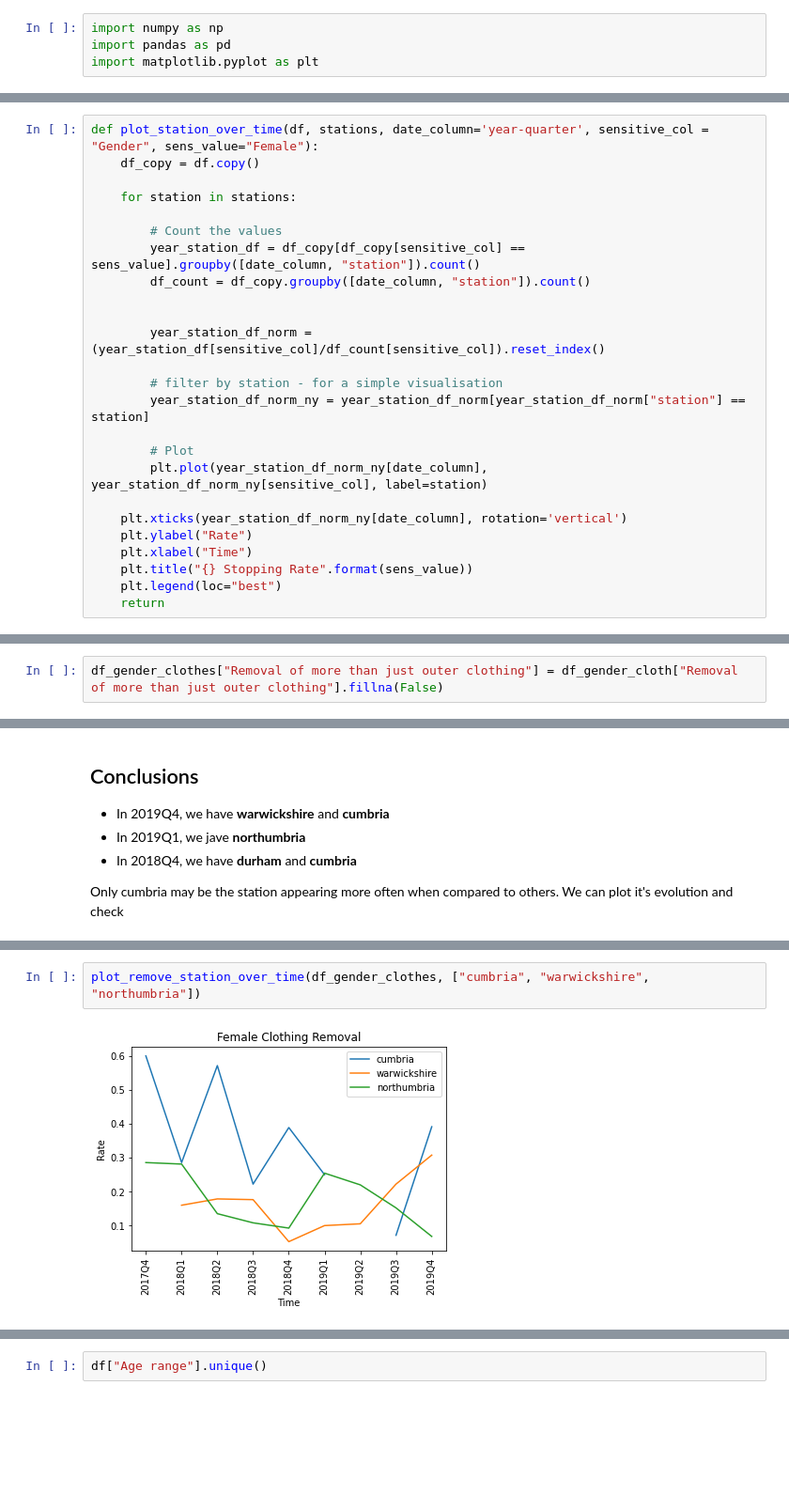
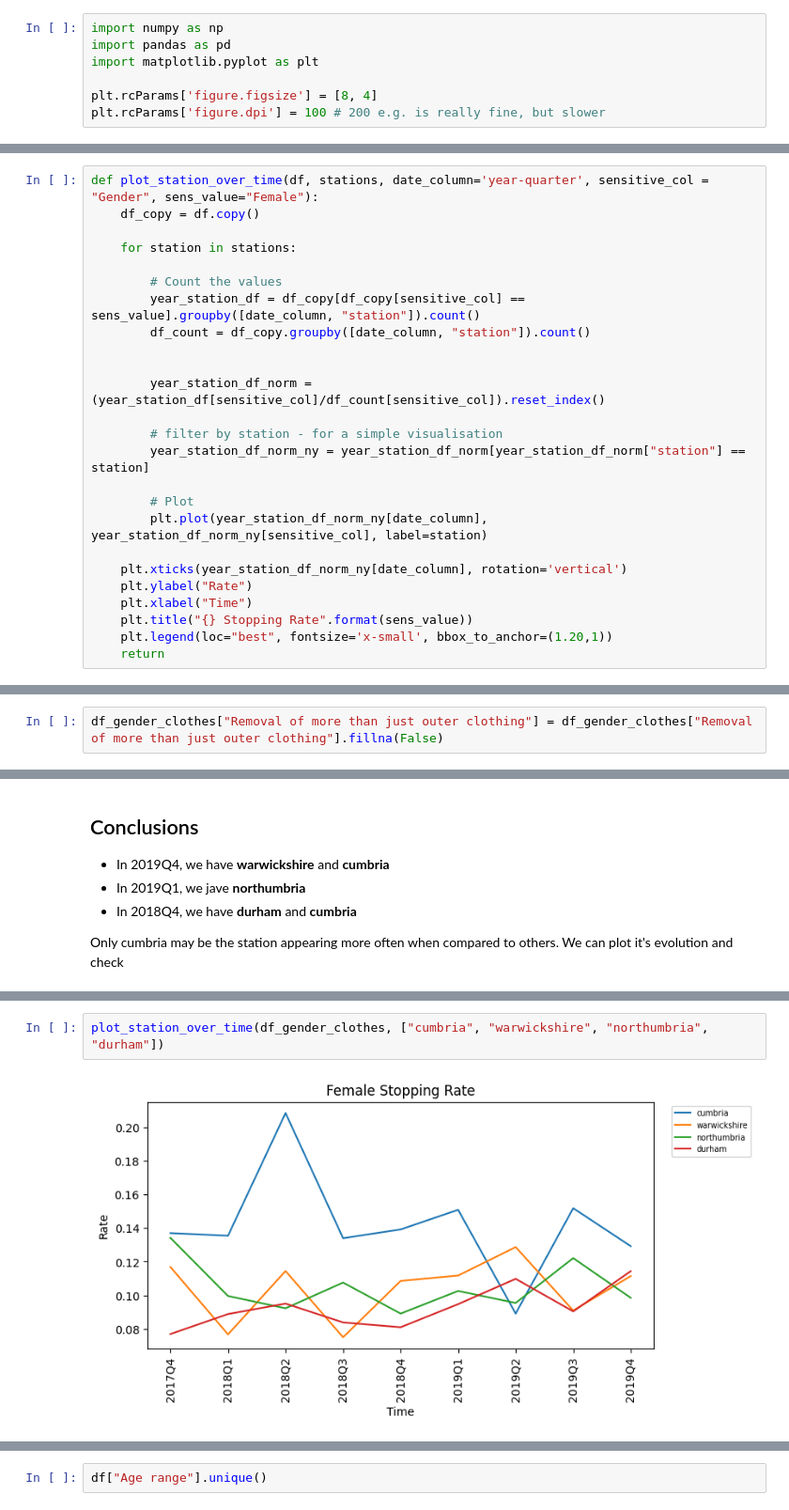
Before and after one commit to dbsousa01/Batch4-Capstone, a Jupyter notebook: Discrimination_EDA.ipynb, the cells around one changed output, grey strips where cells are left out. Shown at 94% size. Cells and saved outputs as stored; diff of their text form; blank space fills up the shorter version.

```diff
--- a/Discrimination_EDA.ipynb
+++ b/Discrimination_EDA.ipynb
@@ -4,6 +4,9 @@
 import numpy as np
 import pandas as pd
 import matplotlib.pyplot as plt
+
+plt.rcParams['figure.figsize'] = [8, 4]
+plt.rcParams['figure.dpi'] = 100 # 200 e.g. is really fine, but slower
 # %%
 df = pd.read_csv("./data/train.csv", index_col = "observation_id")
 df
@@ -318,7 +321,7 @@ def plot_station_over_time(df, stations, date_column='year-quarter', sensitive_c
     plt.ylabel("Rate")
     plt.xlabel("Time")
     plt.title("{} Stopping Rate".format(sens_value))
-    plt.legend(loc="best")
+    plt.legend(loc="best", fontsize='x-small', bbox_to_anchor=(1.20,1))
     return
 # %%
 plot_station_over_time(df_gender, ["north-yorkshire", "cambridgeshire", "cleveland", "dorset", "merseyside", "sussex"])
@@ -347,7 +344,7 @@ df_gender_clothes["Removal of more than just outer clothing"].isna().sum()
 # %% [output]
 425473
 # %%
-df_gender_clothes["Removal of more than just outer clothing"] = df_gender_cloth["Removal of more than just outer clothing"].fillna(False)
+df_gender_clothes["Removal of more than just outer clothing"] = df_gender_clothes["Removal of more than just outer clothing"].fillna(False)
 # %% [output]
 A value is trying to be set on a copy of a slice from a DataFrame.
 Try using .loc[row_indexer,col_indexer] = value instead
@@ -514,6 +511,6 @@ def plot_remove_station_over_time(df, stations, date_column='year-quarter', sens
     return
 # %%
-plot_remove_station_over_time(df_gender_clothes, ["cumbria", "warwickshire", "northumbria"])
+plot_station_over_time(df_gender_clothes, ["cumbria", "warwickshire", "northumbria", "durham"])
 # %% [output]
-[figure, old version]
+[figure, new version]
 # %% [markdown]
```
Also changed, not shown: parts of 21 cells of this notebook.
